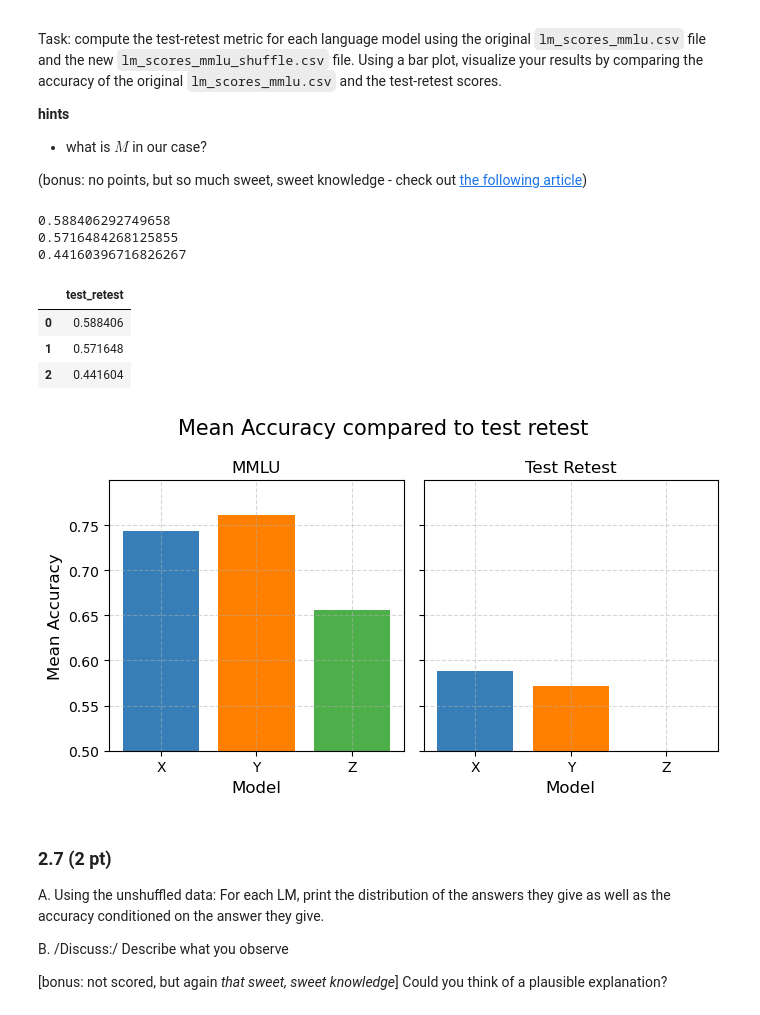
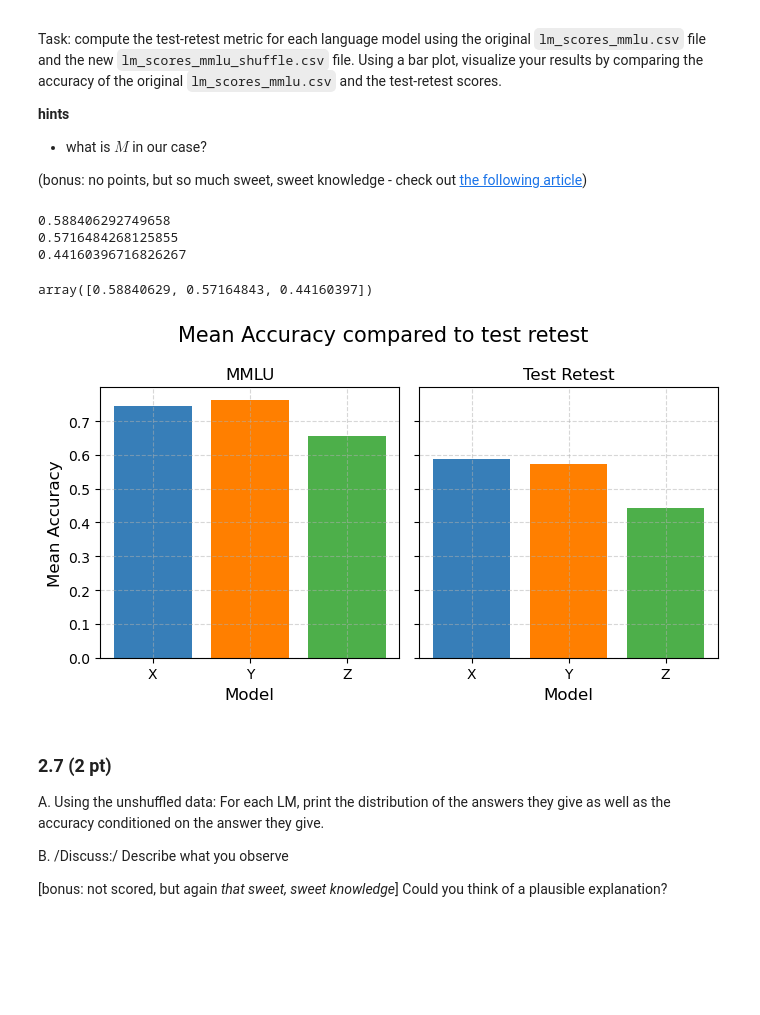
Before and after one commit to Luca-Engel/ADA-H1-Neutrality, a Jupyter notebook: analysis.ipynb, the cells around one changed output. Saved outputs shown, nothing was run; the diff lists cells and outputs as text; code cells hidden in the pictures; blank space fills up the shorter version.

Commit message:
change plot

```diff
--- a/analysis.ipynb
+++ b/analysis.ipynb
@@ -801,38 +801,34 @@ print(test_retest_Y)
 test_retest_Z = compute_test_retest('Z')
 print(test_retest_Z)
 
-test_retests = pd.DataFrame(np.array([test_retest_X, test_retest_Y, test_retest_Z]), columns=['test_retest'])
+test_retests = np.array([test_retest_X, test_retest_Y, test_retest_Z])
 test_retests
+
+# df_mmlu[df_mmlu.model_name == 'X'].correct
+# df_mmlu[df_mmlu['model_name'] == 'X']['correct']
 # %% [output]
 0.588406292749658
 0.5716484268125855
 0.44160396716826267
-|  | test_retest |
-| 0 | 0.588406 |
-| 1 | 0.571648 |
-| 2 | 0.441604 |
+array([0.58840629, 0.57164843, 0.44160397])
 # %%
-df_mmlu_by_model.loc['X']
-
 fig, (ax1, ax2) = plt.subplots(1,2, sharey=True, figsize = (7,4))
 fig.suptitle('Mean Accuracy compared to test retest', fontsize = 15)
 
 ax1.bar(df_mmlu_by_model.index, df_mmlu_by_model['mean'] ,color = ['#377eb8', '#ff7f00', '#4daf4a', '#f781bf']) #colorblind friendly
 ax1.set_title('MMLU')
 ax1.set_xlabel('Model', fontsize=12)
 ax1.set_ylabel('Mean Accuracy', fontsize=12)
 ax1.grid(True, linestyle='--', alpha=0.5)
-ax1.set_ylim(0.5)
 
-ax2.bar(df_mmlu_by_model.index, test_retests['test_retest'], color = ['#377eb8', '#ff7f00', '#4daf4a', '#f781bf']) #colorblind friendly
+ax2.bar(df_mmlu_by_model.index, test_retests, color = ['#377eb8', '#ff7f00', '#4daf4a', '#f781bf']) #colorblind friendly
 ax2.set_title('Test Retest')
 ax2.set_xlabel('Model', fontsize=12)
 ax2.grid(True, linestyle='--', alpha=0.5)
-ax2.set_ylim(0.5)
 
 plt.tight_layout()
 # %% [output]
-[figure, old version]
+[figure, new version]
 # %% [markdown]
 ### 2.7 (2 pt)
 
```
Also changed, not shown: parts of 2 cells of this notebook.
